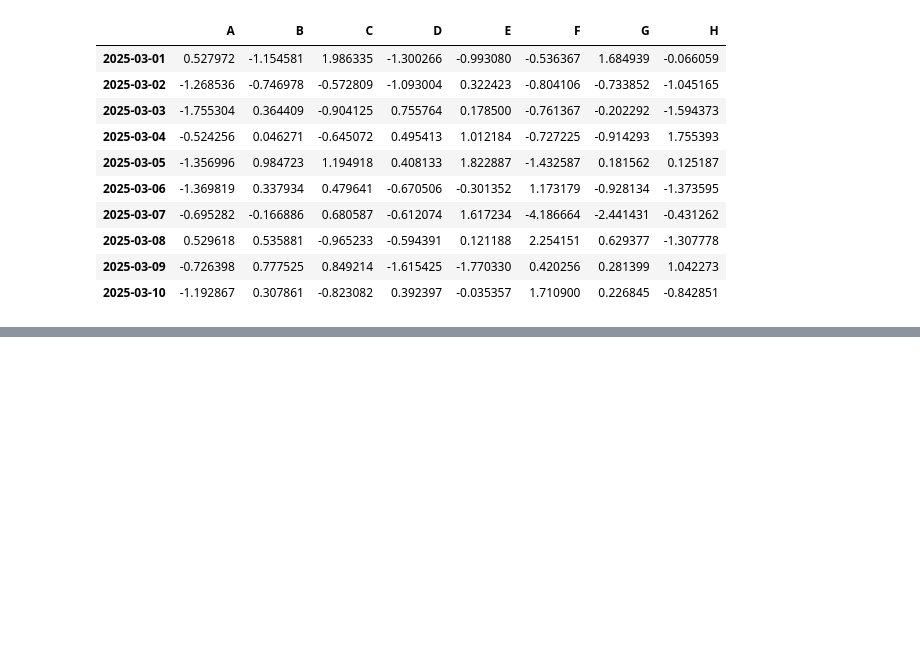
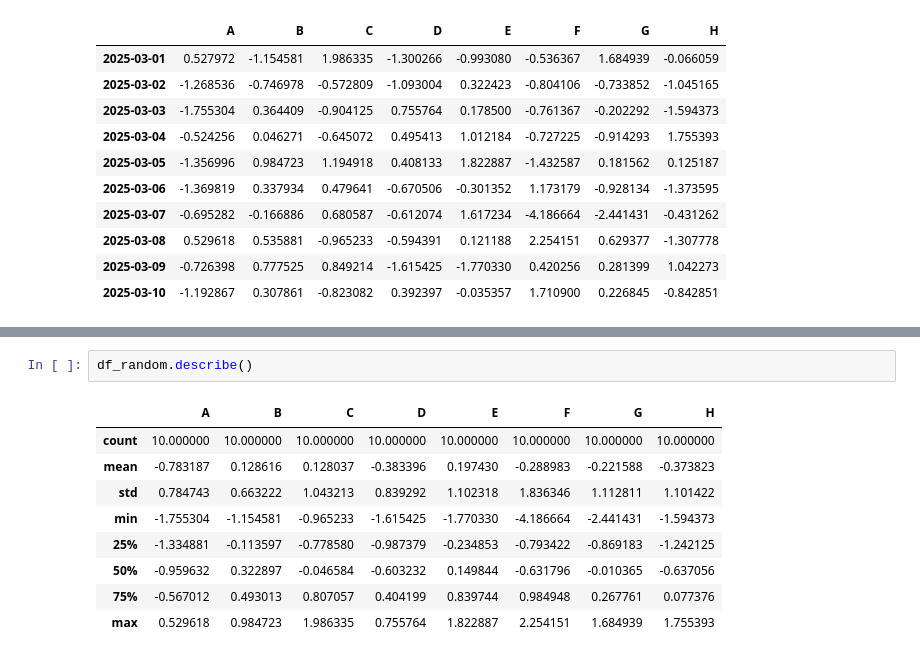
Before and after one commit to fahime9407/Machine-Learning-Path, a Jupyter notebook: pandas.ipynb, the cells around one changed output, grey strips where cells are left out. Saved outputs shown, nothing was run; the diff lists cells and outputs as text; blank space fills up the shorter version.

```diff
--- a/pandas.ipynb
+++ b/pandas.ipynb
@@ -76,0 +83,12 @@ df_random
+# %%
+df_random.describe()
+# %% [output]
+|  | A | B | C | D | E | F | G | H |
+| count | 10.000000 | 10.000000 | 10.000000 | 10.000000 | 10.000000 | 10.000000 | 10.000000 | 10.000000 |
+| mean | -0.783187 | 0.128616 | 0.128037 | -0.383396 | 0.197430 | -0.288983 | -0.221588 | -0.373823 |
+| std | 0.784743 | 0.663222 | 1.043213 | 0.839292 | 1.102318 | 1.836346 | 1.112811 | 1.101422 |
+| min | -1.755304 | -1.154581 | -0.965233 | -1.615425 | -1.770330 | -4.186664 | -2.441431 | -1.594373 |
+| 25% | -1.334881 | -0.113597 | -0.778580 | -0.987379 | -0.234853 | -0.793422 | -0.869183 | -1.242125 |
+| 50% | -0.959632 | 0.322897 | -0.046584 | -0.603232 | 0.149844 | -0.631796 | -0.010365 | -0.637056 |
+| 75% | -0.567012 | 0.493013 | 0.807057 | 0.404199 | 0.839744 | 0.984948 | 0.267761 | 0.077376 |
+| max | 0.529618 | 0.984723 | 1.986335 | 0.755764 | 1.822887 | 2.254151 | 1.684939 | 1.755393 |
```
Also changed, not shown: parts of 10 cells of this notebook.
